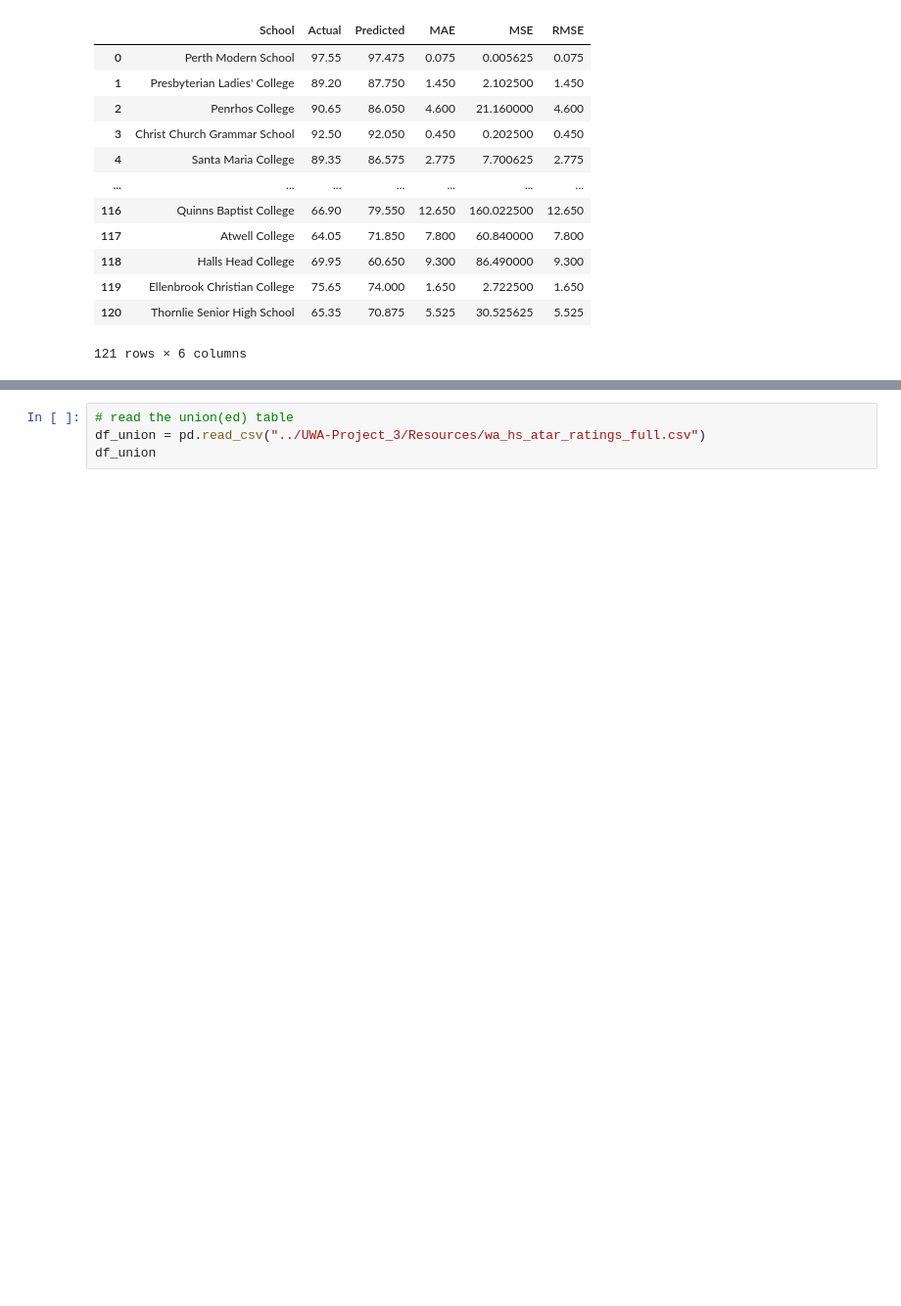
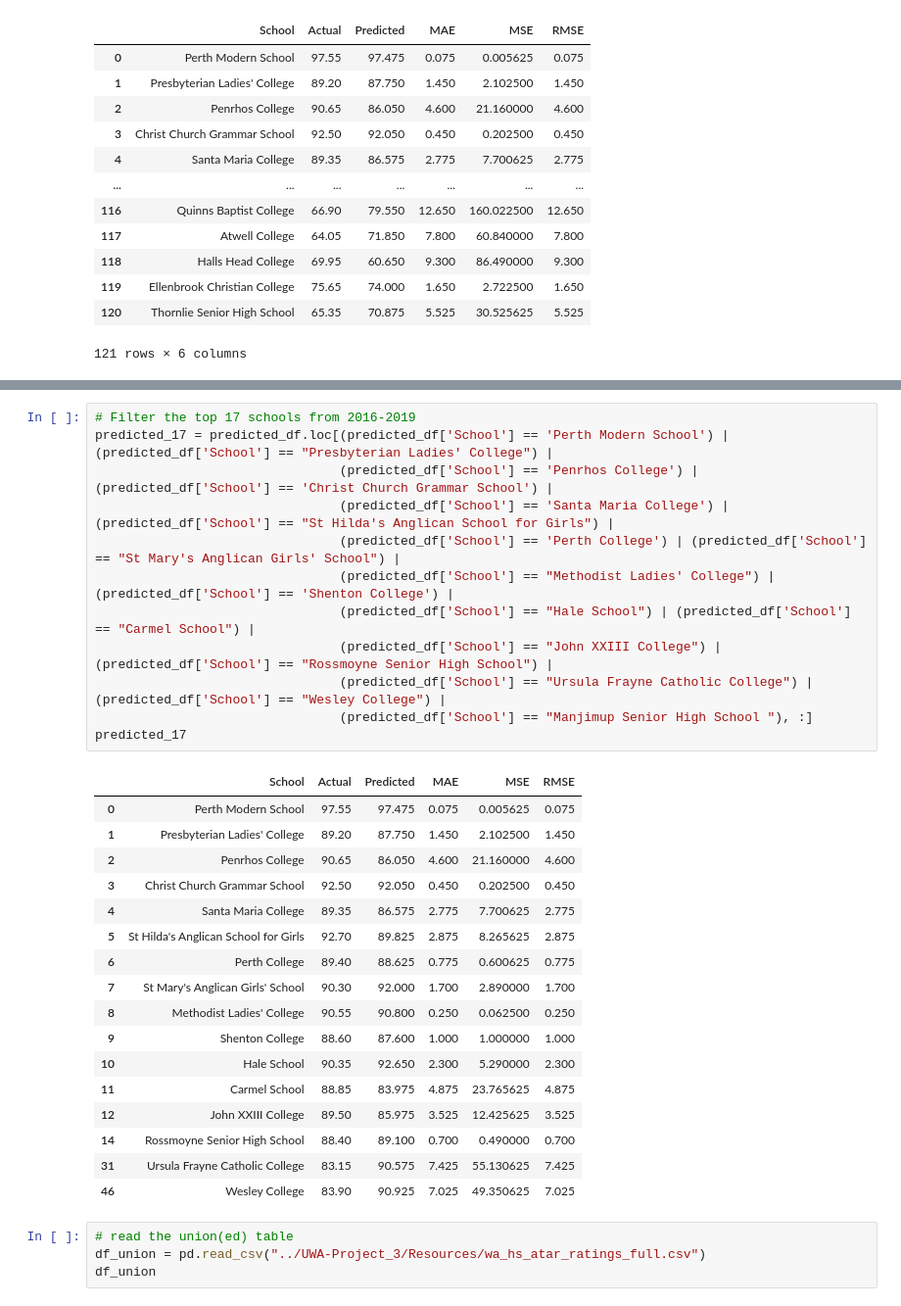
Before and after one commit to Rye-Git/UWA-Project_3, a Jupyter notebook: school_linear_reg_new_copy.ipynb, the cells around one changed output, grey strips where cells are left out. Shown: that part at 98% size. Saved outputs shown, nothing was run; the diff lists cells and outputs as text; blank space fills up the shorter version.

```diff
--- a/school_linear_reg_new_copy.ipynb
+++ b/school_linear_reg_new_copy.ipynb
@@ -244,3 +216,33 @@ top_17_schools
+# %%
+# Filter the top 17 schools from 2016-2019
+predicted_17 = predicted_df.loc[(predicted_df['School'] == 'Perth Modern School') | (predicted_df['School'] == "Presbyterian Ladies' College") |
+                                (predicted_df['School'] == 'Penrhos College') | (predicted_df['School'] == 'Christ Church Grammar School') |
+                                (predicted_df['School'] == 'Santa Maria College') | (predicted_df['School'] == "St Hilda's Anglican School for Girls") |
+                                (predicted_df['School'] == 'Perth College') | (predicted_df['School'] == "St Mary's Anglican Girls' School") |
+                                (predicted_df['School'] == "Methodist Ladies' College") | (predicted_df['School'] == 'Shenton College') |
+                                (predicted_df['School'] == "Hale School") | (predicted_df['School'] == "Carmel School") |
+                                (predicted_df['School'] == "John XXIII College") | (predicted_df['School'] == "Rossmoyne Senior High School") |
+                                (predicted_df['School'] == "Ursula Frayne Catholic College") | (predicted_df['School'] == "Wesley College") |
+                                (predicted_df['School'] == "Manjimup Senior High School	"), :]
+predicted_17
+# %% [output]
+|  | School | Actual | Predicted | MAE | MSE | RMSE |
+| 0 | Perth Modern School | 97.55 | 97.475 | 0.075 | 0.005625 | 0.075 |
+| 1 | Presbyterian Ladies' College | 89.20 | 87.750 | 1.450 | 2.102500 | 1.450 |
+| 2 | Penrhos College | 90.65 | 86.050 | 4.600 | 21.160000 | 4.600 |
+| 3 | Christ Church Grammar School | 92.50 | 92.050 | 0.450 | 0.202500 | 0.450 |
+| 4 | Santa Maria College | 89.35 | 86.575 | 2.775 | 7.700625 | 2.775 |
+| 5 | St Hilda's Anglican School for Girls | 92.70 | 89.825 | 2.875 | 8.265625 | 2.875 |
+| 6 | Perth College | 89.40 | 88.625 | 0.775 | 0.600625 | 0.775 |
+| 7 | St Mary's Anglican Girls' School | 90.30 | 92.000 | 1.700 | 2.890000 | 1.700 |
+| 8 | Methodist Ladies' College | 90.55 | 90.800 | 0.250 | 0.062500 | 0.250 |
+| 9 | Shenton College | 88.60 | 87.600 | 1.000 | 1.000000 | 1.000 |
+| 10 | Hale School | 90.35 | 92.650 | 2.300 | 5.290000 | 2.300 |
+| 11 | Carmel School | 88.85 | 83.975 | 4.875 | 23.765625 | 4.875 |
+| 12 | John XXIII College | 89.50 | 85.975 | 3.525 | 12.425625 | 3.525 |
+| 14 | Rossmoyne Senior High School | 88.40 | 89.100 | 0.700 | 0.490000 | 0.700 |
+| 31 | Ursula Frayne Catholic College | 83.15 | 90.575 | 7.425 | 55.130625 | 7.425 |
+| 46 | Wesley College | 83.90 | 90.925 | 7.025 | 49.350625 | 7.025 |
 # %%
 # read the union(ed) table
 df_union = pd.read_csv("../UWA-Project_3/Resources/wa_hs_atar_ratings_full.csv")
```
Also changed, not shown: parts of 2 cells of this notebook.
